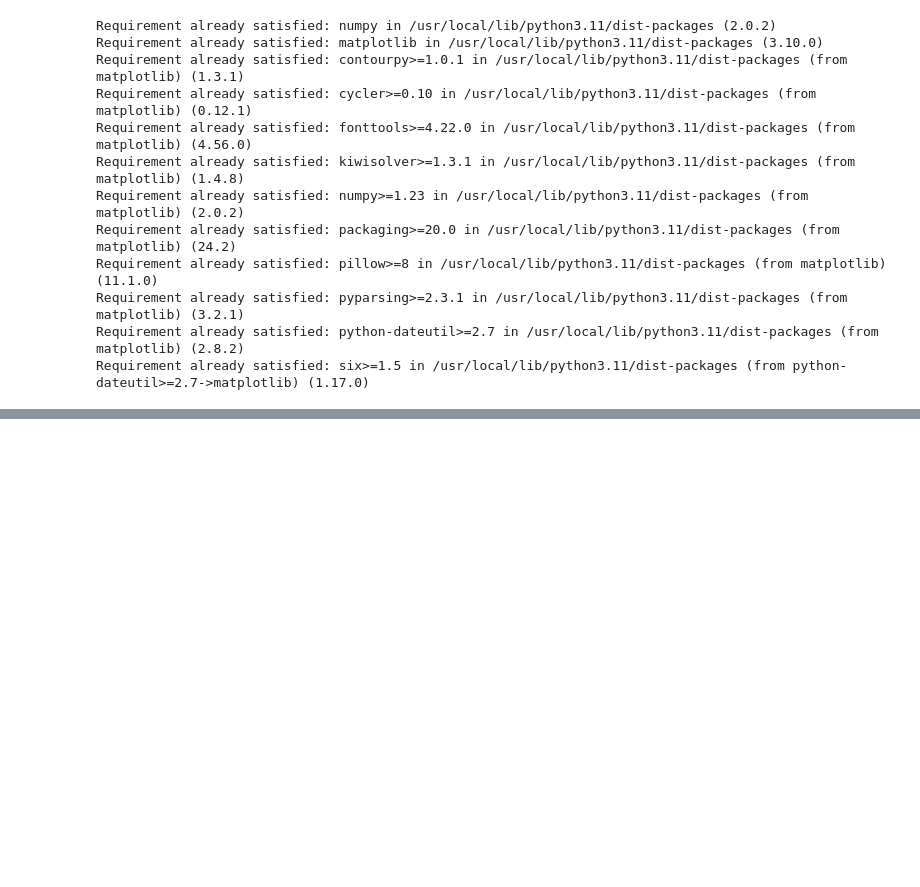
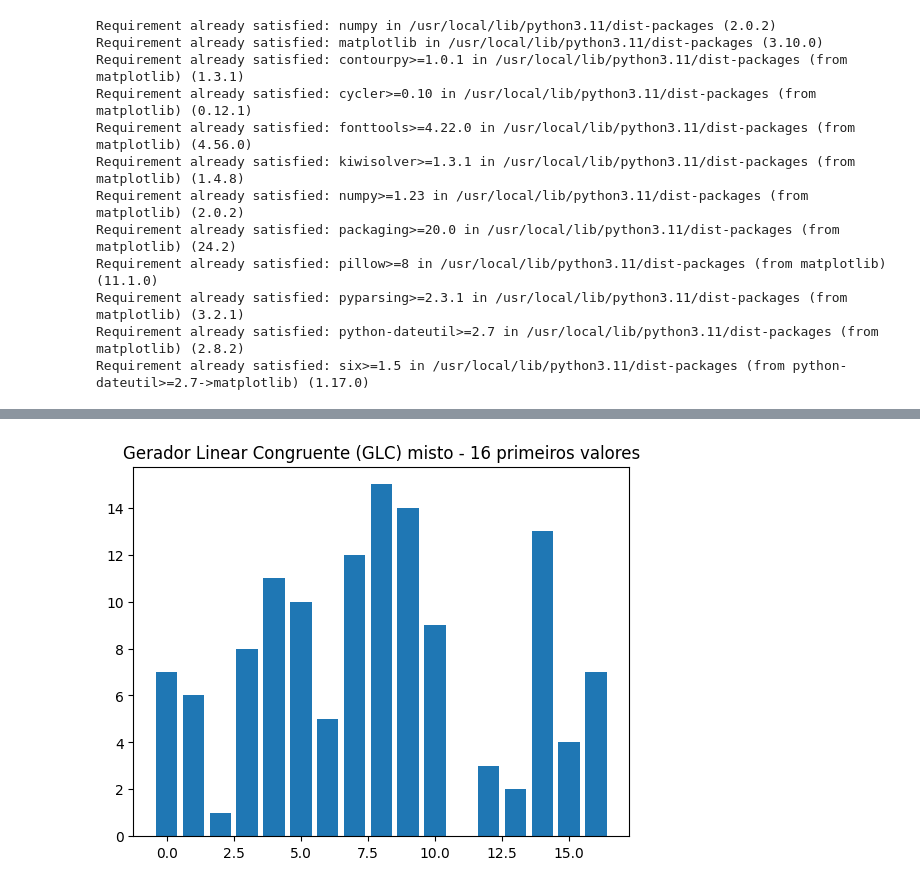
Before and after one commit to Bia-byte/Exercicio-1, a Jupyter notebook: Exercicio1.ipynb, the cells around one changed output, grey strips where cells are left out. Saved outputs shown, nothing was run; the diff lists cells and outputs as text; code cells hidden in the pictures; blank space fills up the shorter version.

```diff
--- a/Exercicio1.ipynb
+++ b/Exercicio1.ipynb
@@ -79,0 +51,76 @@ Valores gerados até a repetição (incluindo a repetição): [7, 6, 1, 8, 11, 1
+# %%
+# Exercício 1 - letra B
+
+import numpy as np
+import matplotlib.pyplot as plt
+
+# Parâmetros
+x = 7              # semente x0
+a = 5              # constante multiplicadora
+c = 3              # incremento
+m = 16             # representa o módulo
+cond = 0           # contador para ver se todas as condições então ok
+
+# Primeira condição: m e c devem ser primos entre si
+# Inicializa o MDC como 1, ou seja como se eles já fossem primos
+# O laço começa em 2 porque 1 é divisor comum de todos os números e não afeta a verificação
+# O limite máximo do loop é min(m, c), pois um número não pode ter um divisor maior que ele mesmo
+# O + 1 é para incluir o valor de min(m, c) também
+mdc = 1
+for i in range(2, min(m, c) + 1):  # testa todos os divisores comuns de m e c
+    if m % i == 0 and c % i == 0:  # se i divide por m e por c, sendo o resto da divisão 0
+        mdc = i  # Se encontrar um divisor comum, armazena e atualiza
+        break  # sai do laço assim que encontrar um divisor comum
+
+# Aqui verifica o resultado do loop
+if mdc == 1:
+    print("Primeira condição OK!, m e c são primos entre si")
+    cond = cond + 1
+else:
+    print("Os valores de m e c não são primos entre si")
+
+# Segunda condição: todo primo que divide m, também deve dividir (a - 1)
+# O laço começa em 2 porque 1 é divisor comum de todos os números e não afeta a verificação
+for p in range(2, m + 1):
+    if m % p == 0:  # Se p for um divisor de m, ou seja se o resto da divisão entre m e p é zero
+        # Entra em outro if e verifica se p também divide (a - 1)
+        if (a - 1) % p != 0:
+            print("O primo p divide m, mas não divide (a - 1)")
+        else:
+          cond = cond + 1
+          print("Segunda condição OK!, todo primo que divide m, também deve dividir (a - 1)")
+          break
+
+# Terceira condição: (a - 1) é um múltiplo de 4, se o inteiro m é múltiplo de 4
+if m % 4 == 0 and (a - 1) % 4 != 0:
+    print("m é múltiplo de 4, mas (a - 1) não é")
+elif m % 4 != 0 and (a - 1) % 4 == 0:
+    print("(a - 1) é múltiplo de 4, mas m não é")
+else:
+    cond = cond + 1
+    print("Terceira condição OK!, (a - 1) é um múltiplo de 4, se o inteiro m é múltiplo de 4")
+
+# Se todas as condições forem atendidas, ou seja, cond = 3, gerar a sequência pseudoaleatória
+if cond == 3:
+    valores = []  # lista que armazena todos os valores gerados
+    while True:
+        if x in valores:  # verifica se o valor gerado já foi adicionado à lista
+            valores.append(x)  # inclui o valor repetido explicitamente
+            break  # encerra ao detectar a repetição
+        else:
+            valores.append(x)  # adiciona o valor gerado à lista
+            x = (a * x + c) % m  # calcula o próximo valor com a fórmula
+
+    periodo = len(valores) - 1  # exclui o último valor (repetido) da contagem
+
+    # Exibição dos resultados
+    print(f"O período do gerador é: {periodo}")
+    print("Valores gerados até a repetição (incluindo a repetição):", valores)
+    ind = np.arange(len(valores))
+    plt.bar(ind, valores)
+    plt.title(f"Gerador Linear Congruente (GLC) misto - {periodo} primeiros valores")
+    plt.show()
+
+else:
+  print("Não atendeu os requisitos para um Gerador Linear Congruente (GLC) misto")
+# %% [output]
@@ -79,0 +132 @@ Valores gerados até a repetição (incluindo a repetição): [7, 6, 1, 8, 11, 1
+[figure, added]
```
Also changed, not shown: parts of 3 cells of this notebook.
